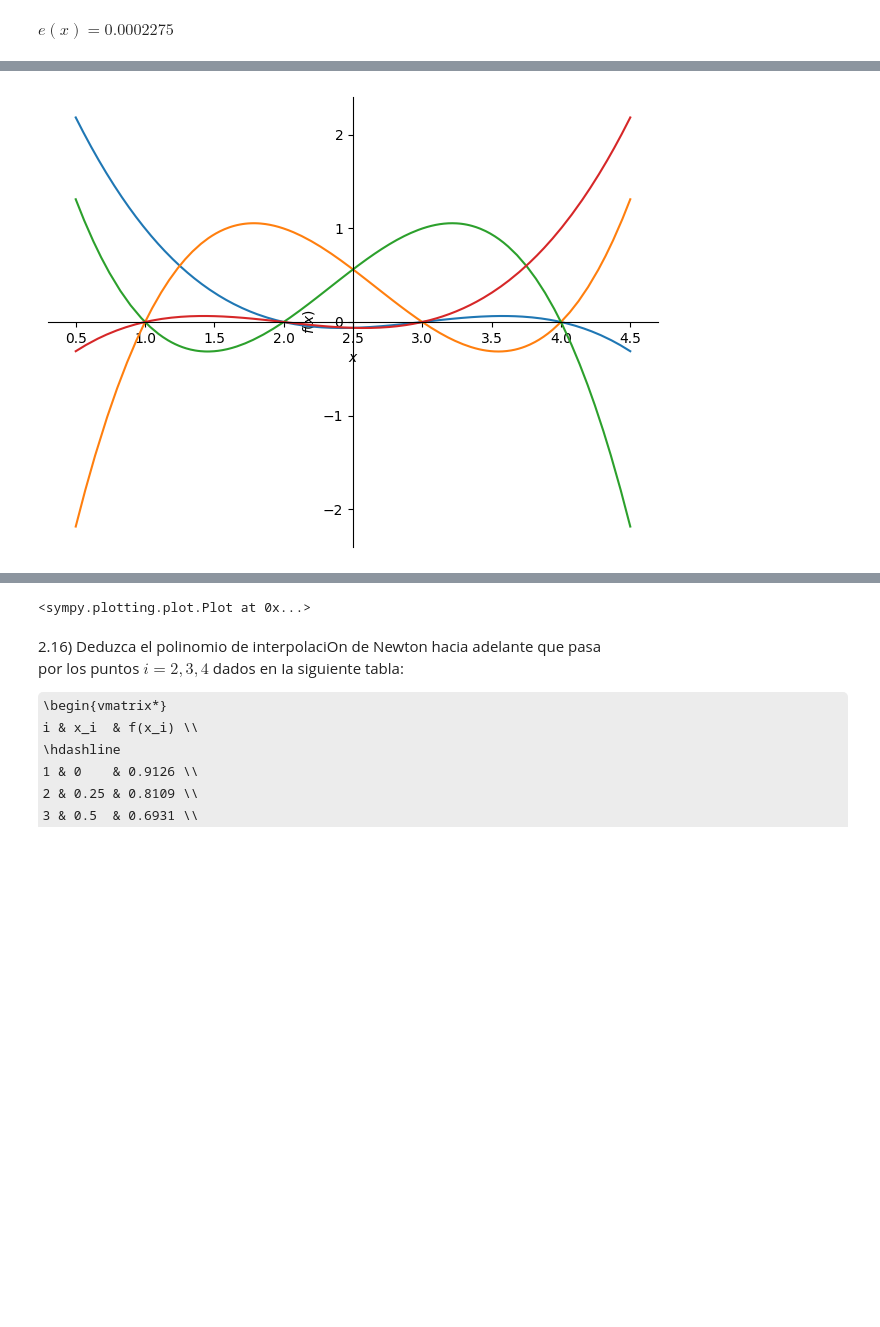
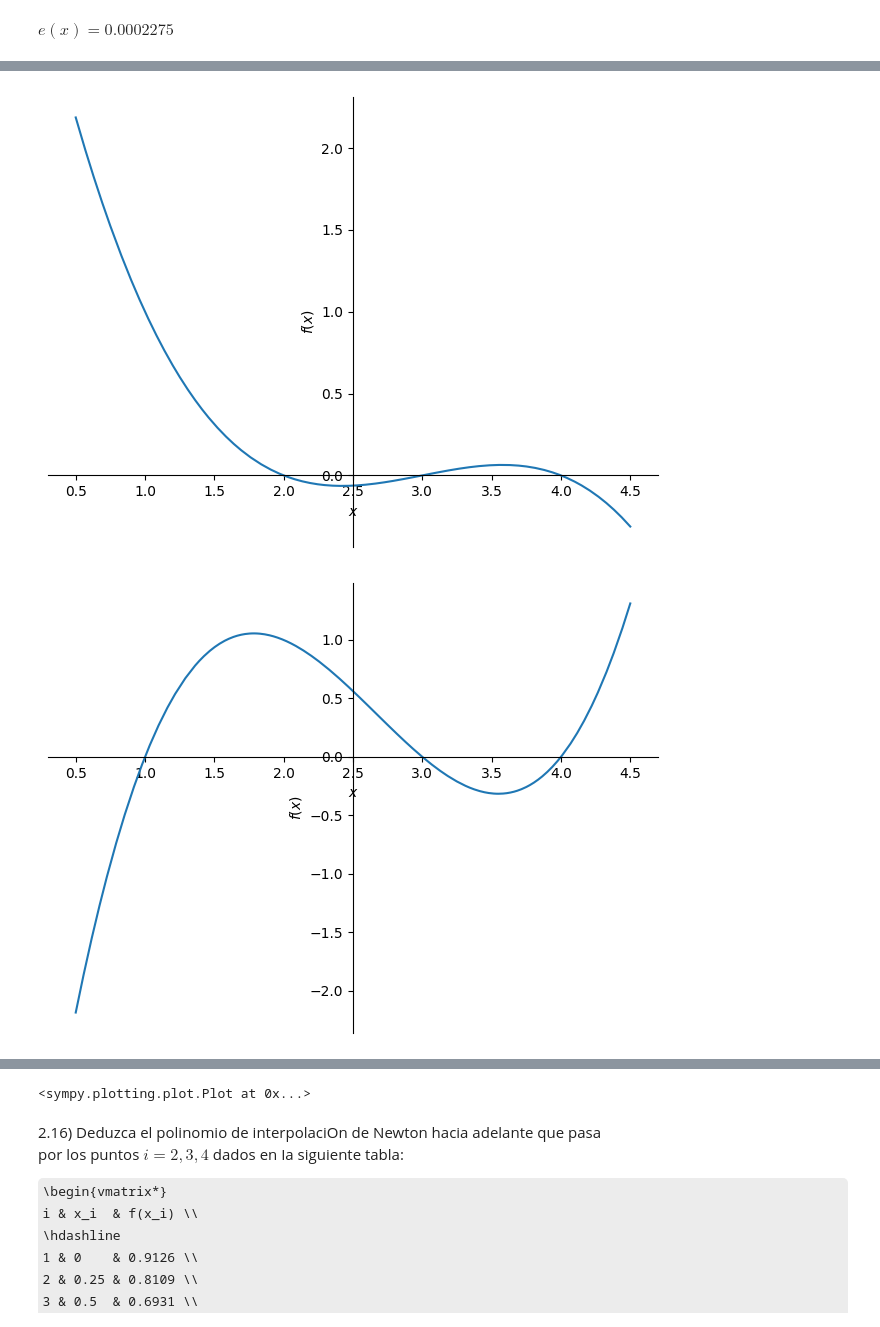
Before and after one commit to egroj97/AnalisisNumerico2023, a Jupyter notebook: tarea2.ipynb, the cells around one changed output, grey strips where cells are left out. Cells and saved outputs as stored; diff of their text form; code cells hidden in the pictures; some formulas as TeX source; blank space fills up the shorter version.

```diff
--- a/tarea2.ipynb
+++ b/tarea2.ipynb
@@ -96,10 +94,14 @@ d) $\frac{(x-1)(x-2)(x-3)}{(4-1)(4-2)(4-3)}$
 # %%
 x = sympy.symbols('x')
 f1 = ((x - 2) * (x - 3) * (x - 4))/((1 - 2) * (1 - 3) * (1 - 4))
 f2 = ((x - 1) * (x - 3) * (x - 4))/((2 - 3) * (2 - 1) * (2 - 4))
 f3 = ((x - 1) * (x - 2) * (x - 4))/((3 - 1) * (3 - 2) * (3 - 4))
 f4 = ((x - 1) * (x - 2) * (x - 3))/((4 - 1) * (4 - 2) * (4 - 3))
 
-sympy.plot(f1, f2, f3, f4, (x, 0.5, 4.5))
+sympy.plot(f1, (x, 0.5, 4.5))
+sympy.plot(f2, (x, 0.5, 4.5))
+sympy.plot(f3, (x, 0.5, 4.5))
+sympy.plot(f4, (x, 0.5, 4.5))
 # %% [output]
-[figure, old version]
+[figure, new version]
+[figure, added]
```
Also changed, not shown: parts of 18 cells of this notebook.
